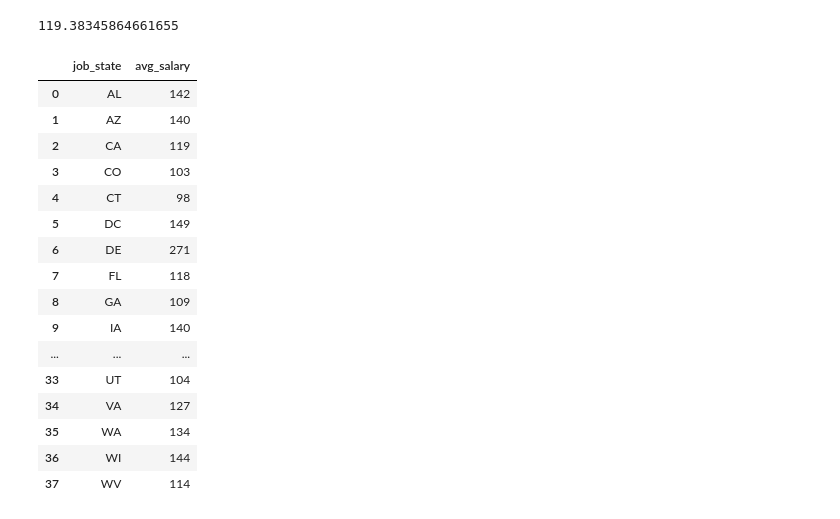
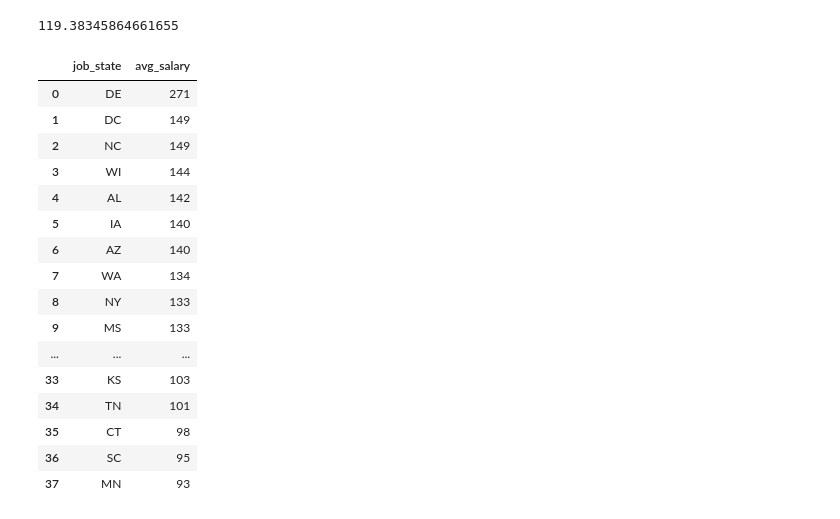
Before and after one commit to molobit619/data-science-jobs-dashboard, a Jupyter notebook: dsjobs.ipynb, the cells around one changed output. Cells and saved outputs as stored; diff of their text form; code cells hidden in the pictures.

```diff
--- a/dsjobs.ipynb
+++ b/dsjobs.ipynb
@@ -277,23 +283,24 @@ df2[df2['job_state'].str.contains('CA')]['avg_salary'].mean()
 # %%
 # get average salary of each state
 # This is according to Glassdoor, not sure how trustworthy the numbers are
 avgsalary = pd.DataFrame(df2.groupby('job_state').avg_salary.mean().astype(int))
+avgsalary = avgsalary.sort_values('avg_salary', ascending=False)
 avgsalary.reset_index()
 # %% [output]
 |  | job_state | avg_salary |
-| 0 | AL | 142 |
-| 1 | AZ | 140 |
-| 2 | CA | 119 |
-| 3 | CO | 103 |
-| 4 | CT | 98 |
-| 5 | DC | 149 |
-| 6 | DE | 271 |
-| 7 | FL | 118 |
-| 8 | GA | 109 |
-| 9 | IA | 140 |
+| 0 | DE | 271 |
+| 1 | DC | 149 |
+| 2 | NC | 149 |
+| 3 | WI | 144 |
+| 4 | AL | 142 |
+| 5 | IA | 140 |
+| 6 | AZ | 140 |
+| 7 | WA | 134 |
+| 8 | NY | 133 |
+| 9 | MS | 133 |
 | ... | ... | ... |
-| 33 | UT | 104 |
-| 34 | VA | 127 |
-| 35 | WA | 134 |
-| 36 | WI | 144 |
-| 37 | WV | 114 |
+| 33 | KS | 103 |
+| 34 | TN | 101 |
+| 35 | CT | 98 |
+| 36 | SC | 95 |
+| 37 | MN | 93 |
```
Also changed, not shown: parts of 9 cells of this notebook, 5 other files.
